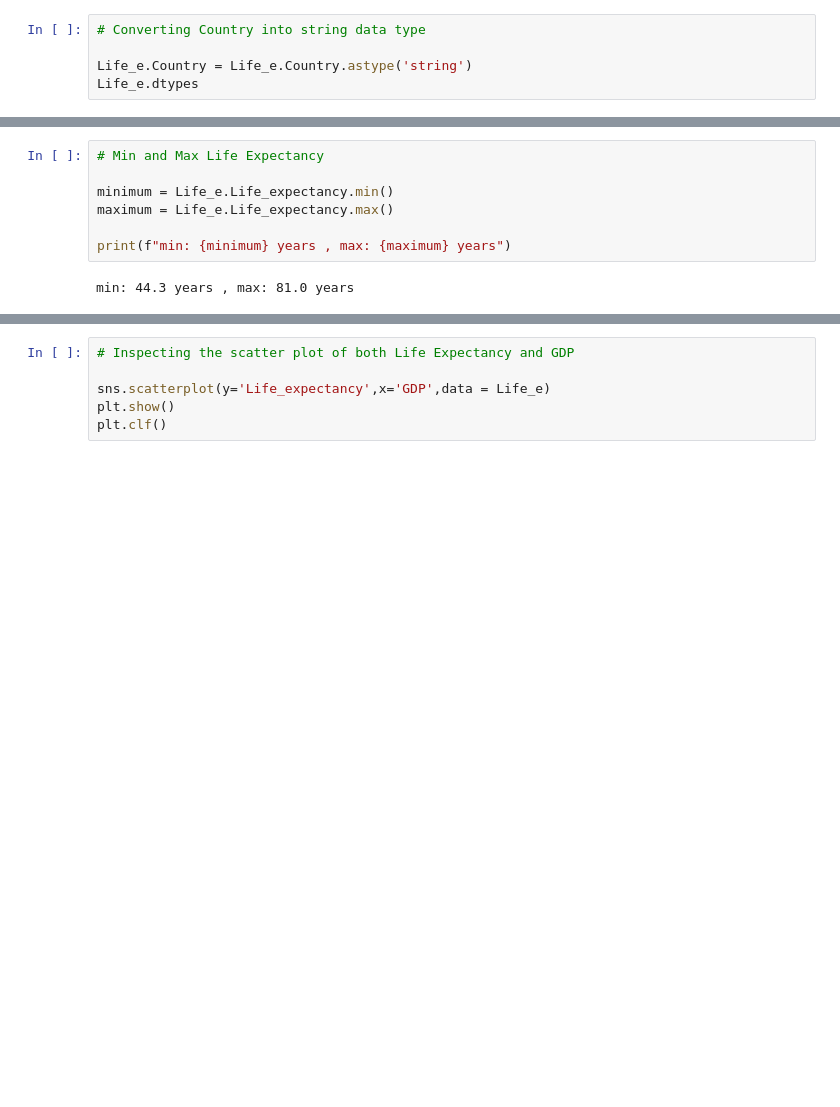
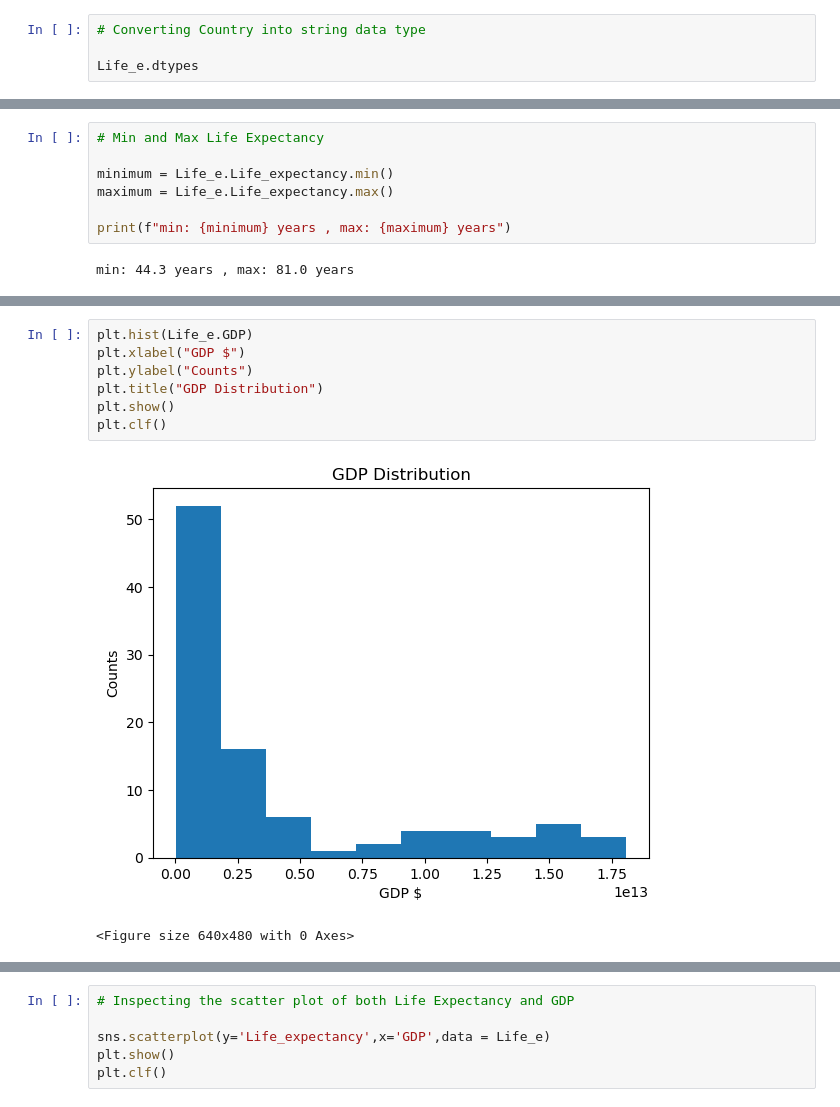
Before and after one commit to YSKAA423/Life_Expectancy_and_GDP, a Jupyter notebook: life_expectancy_gdp.ipynb, the cells around one changed output, grey strips where cells are left out. Cells and saved outputs as stored; diff of their text form; blank space fills up the shorter version.

```diff
--- a/life_expectancy_gdp.ipynb
+++ b/life_expectancy_gdp.ipynb
@@ -73,7 +74,6 @@ dtype: object
 # %%
 # Converting Country into string data type
 
-Life_e.Country = Life_e.Country.astype('string')
 Life_e.dtypes
 # %% [output]
 Country            string[python]
@@ -161,0 +199,10 @@ The standard variation of Life expectancy : 10.6728823036079 years
+# %%
+plt.hist(Life_e.GDP)
+plt.xlabel("GDP $")
+plt.ylabel("Counts")
+plt.title("GDP Distribution")
+plt.show()
+plt.clf()
+# %% [output]
+[figure, added]
+<Figure size 640x480 with 0 Axes>
```
Also changed, not shown: parts of 28 cells of this notebook.
